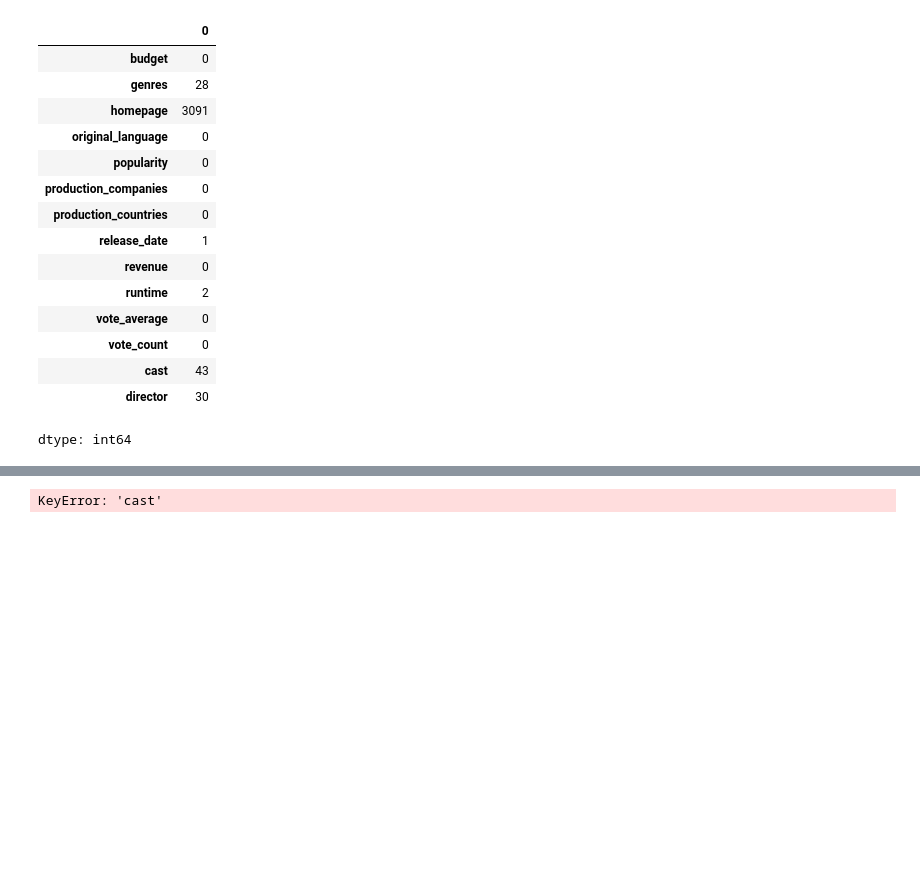
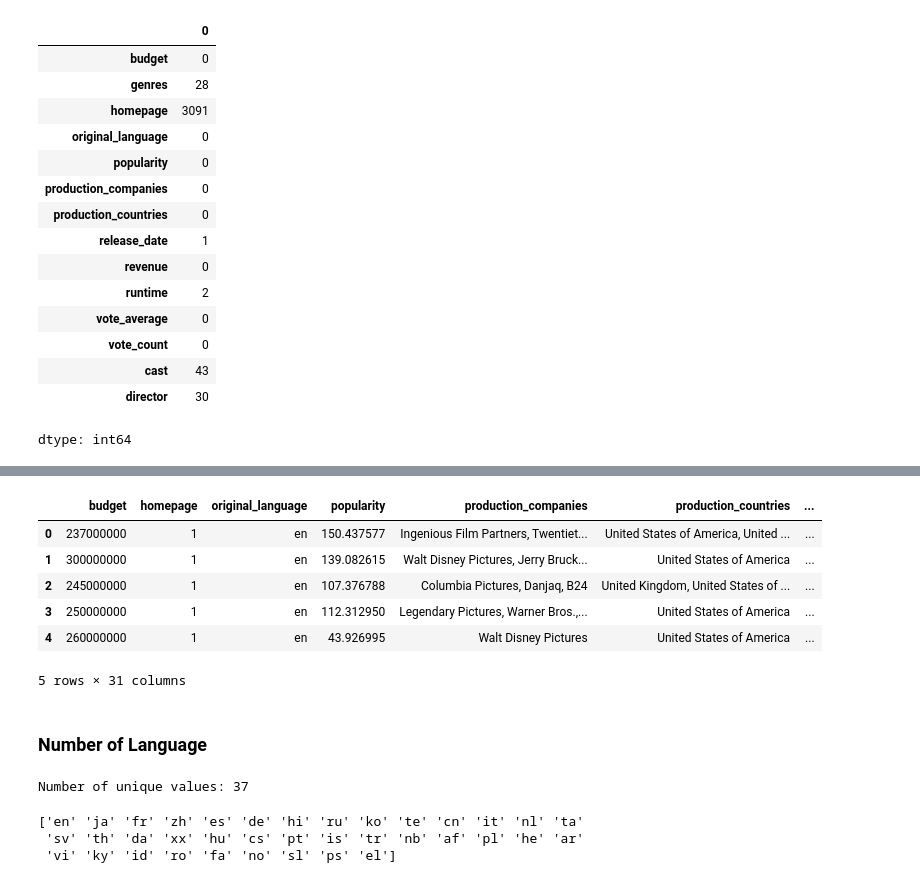
Before and after one commit to leonnmarcoo/CCADMACL_COM232_PROJECT, a Jupyter notebook: data_preprocessing.ipynb, the cells around one changed output, grey strips where cells are left out. Cells and saved outputs as stored; diff of their text form; code cells hidden in the pictures; blank space fills up the shorter version.

```diff
--- a/data_preprocessing.ipynb
+++ b/data_preprocessing.ipynb
@@ -147,0 +163,3 @@ df.head()
+# %%
+genre_counts = df['genres'].explode().value_counts()
+print(genre_counts)
@@ -172,27 +206,0 @@ df = df.drop(columns=['production_companies'])
-# %%
-df['production_countries'] = df['production_countries'].apply(lambda x: [g.strip() for g in x] if isinstance(x, list) else [])
-
-df = df.join(
-    df['production_countries']
-    .explode()
-    .str.get_dummies()
-    .groupby(level=0)
-    .max()
-)
-
-df = df.drop(columns=['production_countries'])
-# %%
-df['cast'] = df['cast'].apply(lambda x: [g.strip() for g in x] if isinstance(x, list) else [])
-
-df = df.join(
-    df['cast']
-    .explode()
-    .str.get_dummies()
-    .groupby(level=0)
-    .max()
-    .add_suffix('_cast')
-)
-
-df = df.drop(columns=['cast'])
-# %% [output]
-KeyError: 'cast'
@@ -211,0 +207,24 @@ df = df.drop(columns=['director'])
+# %%
+df.head()
+# %% [output]
+|  | budget | homepage | original_language | popularity | production_companies | production_countries | ... |
+| 0 | 237000000 | 1 | en | 150.437577 | Ingenious Film Partners, Twentiet... | United States of America, United ... | ... |
+| 1 | 300000000 | 1 | en | 139.082615 | Walt Disney Pictures, Jerry Bruck... | United States of America | ... |
+| 2 | 245000000 | 1 | en | 107.376788 | Columbia Pictures, Danjaq, B24 | United Kingdom, United States of ... | ... |
+| 3 | 250000000 | 1 | en | 112.312950 | Legendary Pictures, Warner Bros.,... | United States of America | ... |
+| 4 | 260000000 | 1 | en | 43.926995 | Walt Disney Pictures | United States of America | ... |
+5 rows × 31 columns
+# %% [markdown]
+### **Number of Language**
+# %%
+unique_count = df['original_language'].nunique()
+print("Number of unique values:", unique_count)
+# %% [output]
+Number of unique values: 37
+# %%
+unique_values = df['original_language'].unique()
+print(unique_values)
+# %% [output]
+['en' 'ja' 'fr' 'zh' 'es' 'de' 'hi' 'ru' 'ko' 'te' 'cn' 'it' 'nl' 'ta'
+ 'sv' 'th' 'da' 'xx' 'hu' 'cs' 'pt' 'is' 'tr' 'nb' 'af' 'pl' 'he' 'ar'
+ 'vi' 'ky' 'id' 'ro' 'fa' 'no' 'sl' 'ps' 'el']
```
Also changed, not shown: parts of 42 cells of this notebook.
